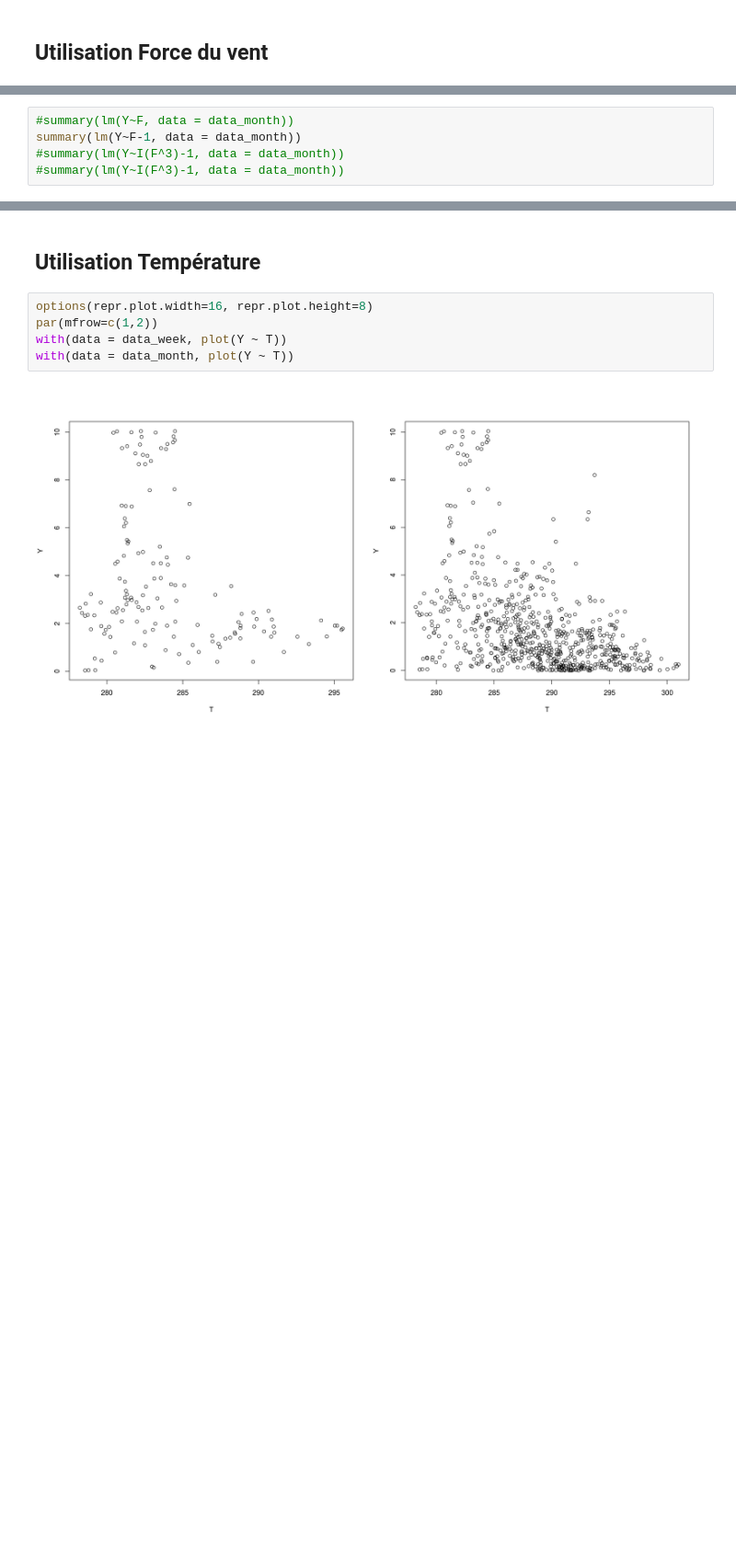
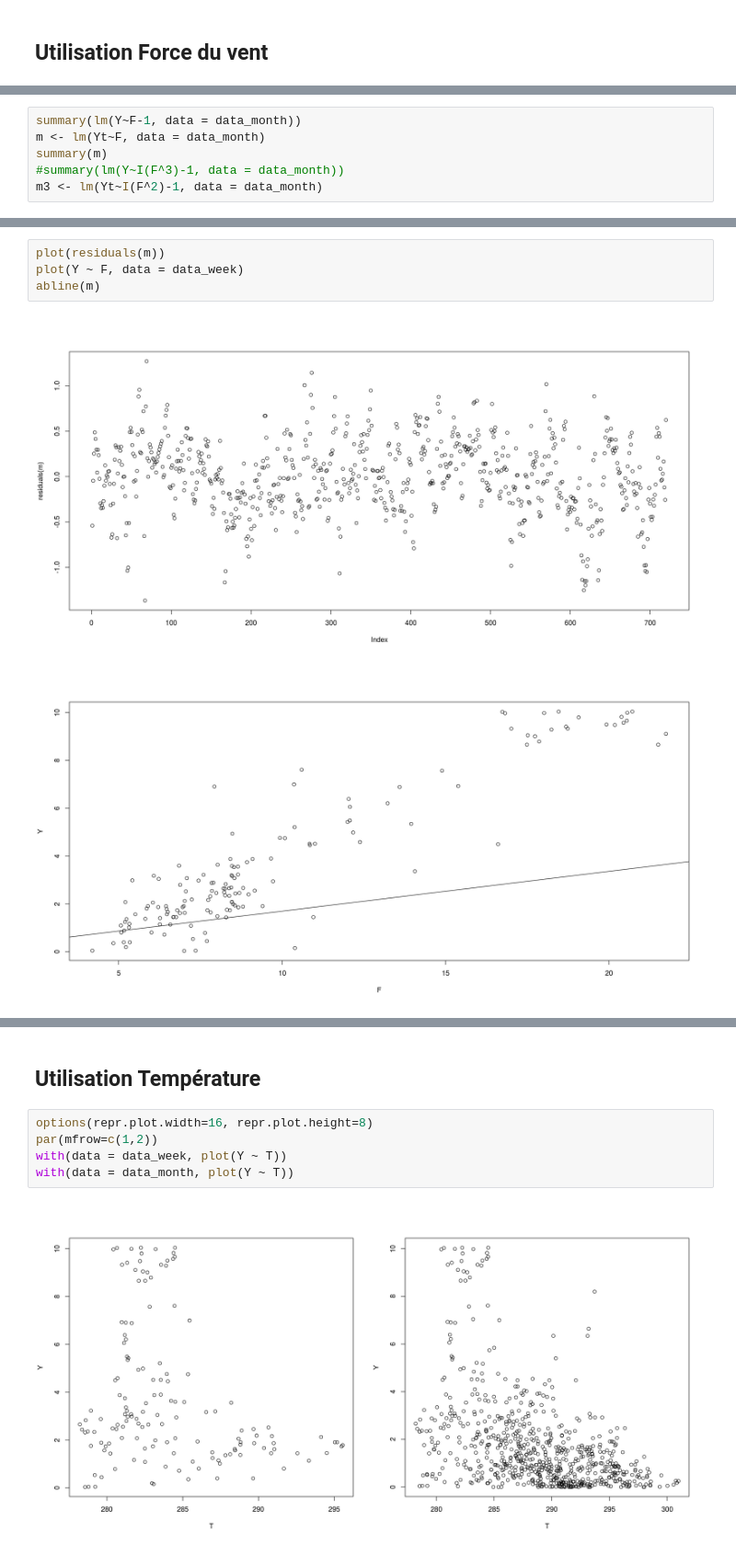
Before and after one commit to luc-dubreuil/GestionDeProjet4A, a Jupyter notebook: Travail/Luc/Tests.ipynb, the cells around one changed output, grey strips where cells are left out. Shown at 92% size. Saved outputs shown, nothing was run; the diff lists cells and outputs as text; blank space fills up the shorter version.

```diff
--- a/Travail/Luc/Tests.ipynb
+++ b/Travail/Luc/Tests.ipynb
@@ -185,8 +197,9 @@ F-statistic:  1393 on 1 and 144 DF,  p-value: < 2.2e-16
 # %%
-#summary(lm(Y~F, data = data_month))
 summary(lm(Y~F-1, data = data_month))
+m <- lm(Yt~F, data = data_month)
+summary(m)
 #summary(lm(Y~I(F^3)-1, data = data_month))
-#summary(lm(Y~I(F^3)-1, data = data_month))
+m3 <- lm(Yt~I(F^2)-1, data = data_month)
 # %% [output]
 Call:
 lm(formula = Y ~ F - 1, data = data_month)
@@ -207,0 +239,7 @@ F-statistic:  2292 on 1 and 719 DF,  p-value: < 2.2e-16
+# %%
+plot(residuals(m))
+plot(Y ~ F, data = data_week)
+abline(m)
+# %% [output]
+[figure, added]
+[figure, added]
```
Also changed, not shown: parts of 39 cells of this notebook.
